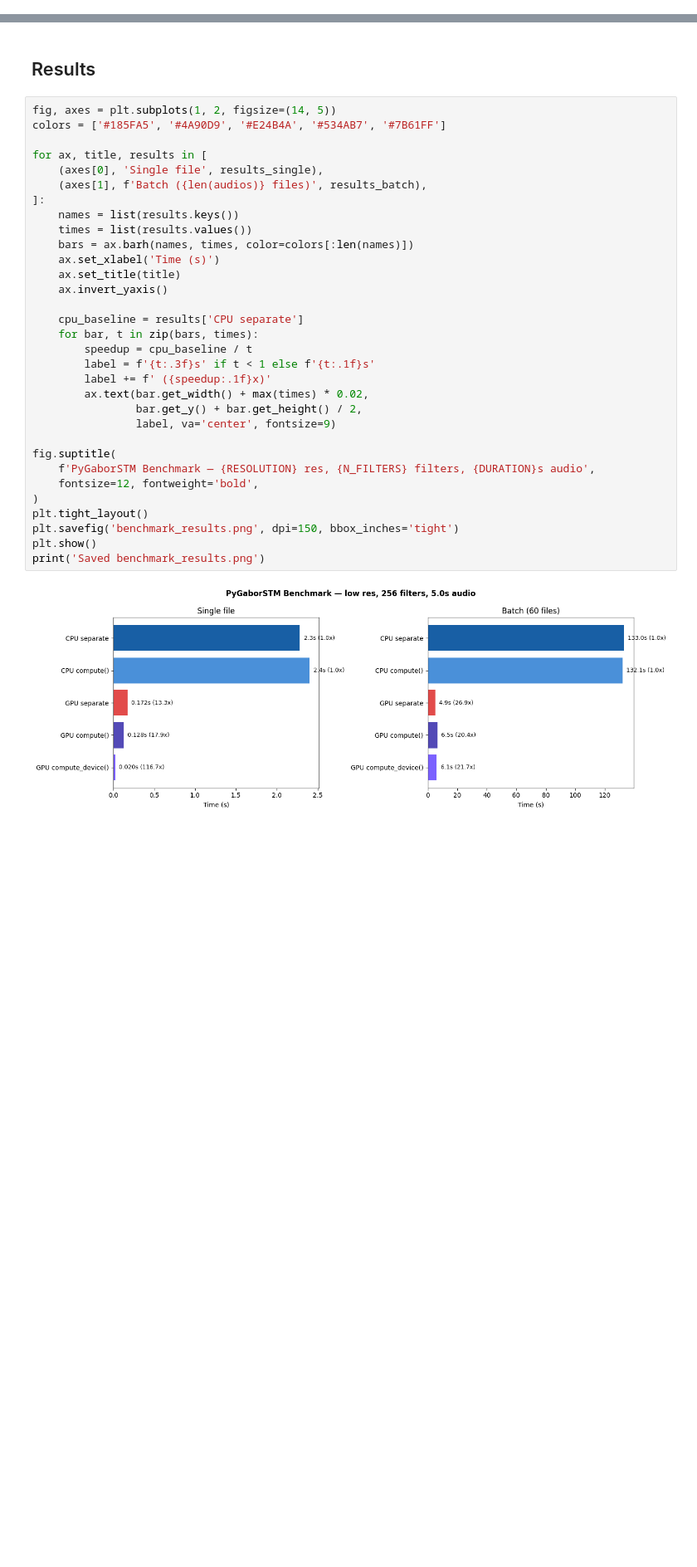
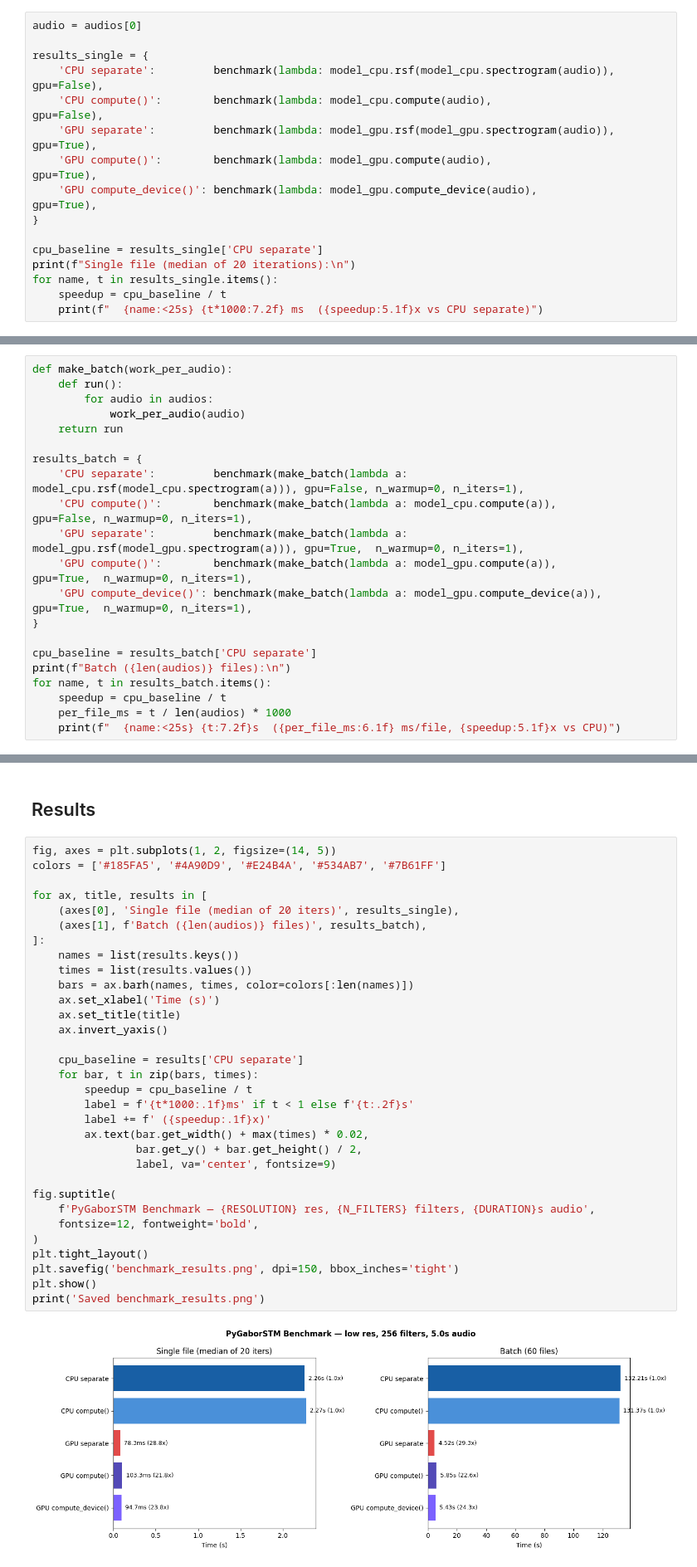
Before and after one commit to JHU-LCAP/PyGaborSTM, a Jupyter notebook: notebooks/benchmark.ipynb, the cells around one changed output, grey strips where cells are left out. Shown at 83% size. Saved outputs shown, nothing was run; the diff lists cells and outputs as text; blank space fills up the shorter version.

```diff
--- a/notebooks/benchmark.ipynb
+++ b/notebooks/benchmark.ipynb
@@ -167,0 +121,16 @@ Batch results (60 files):
+# %%
+audio = audios[0]
+
+results_single = {
+    'CPU separate':         benchmark(lambda: model_cpu.rsf(model_cpu.spectrogram(audio)),  gpu=False),
+    'CPU compute()':        benchmark(lambda: model_cpu.compute(audio),                     gpu=False),
+    'GPU separate':         benchmark(lambda: model_gpu.rsf(model_gpu.spectrogram(audio)),  gpu=True),
+    'GPU compute()':        benchmark(lambda: model_gpu.compute(audio),                     gpu=True),
+    'GPU compute_device()': benchmark(lambda: model_gpu.compute_device(audio),              gpu=True),
+}
+
+cpu_baseline = results_single['CPU separate']
+print(f"Single file (median of 20 iterations):\n")
+for name, t in results_single.items():
+    speedup = cpu_baseline / t
+    print(f"  {name:<25s} {t*1000:7.2f} ms  ({speedup:5.1f}x vs CPU separate)")
@@ -167,0 +149,21 @@ Batch results (60 files):
+# %%
+def make_batch(work_per_audio):
+    def run():
+        for audio in audios:
+            work_per_audio(audio)
+    return run
+
+results_batch = {
+    'CPU separate':         benchmark(make_batch(lambda a: model_cpu.rsf(model_cpu.spectrogram(a))), gpu=False, n_warmup=0, n_iters=1),
+    'CPU compute()':        benchmark(make_batch(lambda a: model_cpu.compute(a)),                    gpu=False, n_warmup=0, n_iters=1),
+    'GPU separate':         benchmark(make_batch(lambda a: model_gpu.rsf(model_gpu.spectrogram(a))), gpu=True,  n_warmup=0, n_iters=1),
+    'GPU compute()':        benchmark(make_batch(lambda a: model_gpu.compute(a)),                    gpu=True,  n_warmup=0, n_iters=1),
+    'GPU compute_device()': benchmark(make_batch(lambda a: model_gpu.compute_device(a)),             gpu=True,  n_warmup=0, n_iters=1),
+}
+
+cpu_baseline = results_batch['CPU separate']
+print(f"Batch ({len(audios)} files):\n")
+for name, t in results_batch.items():
+    speedup = cpu_baseline / t
+    per_file_ms = t / len(audios) * 1000
+    print(f"  {name:<25s} {t:7.2f}s  ({per_file_ms:6.1f} ms/file, {speedup:5.1f}x vs CPU)")
@@ -284,34 +285,34 @@ GPU memory pool:  13.16 GB
 fig, axes = plt.subplots(1, 2, figsize=(14, 5))
 colors = ['#185FA5', '#4A90D9', '#E24B4A', '#534AB7', '#7B61FF']
 
 for ax, title, results in [
-    (axes[0], 'Single file', results_single),
+    (axes[0], 'Single file (median of 20 iters)', results_single),
     (axes[1], f'Batch ({len(audios)} files)', results_batch),
 ]:
     names = list(results.keys())
     times = list(results.values())
     bars = ax.barh(names, times, color=colors[:len(names)])
     ax.set_xlabel('Time (s)')
     ax.set_title(title)
     ax.invert_yaxis()
 
     cpu_baseline = results['CPU separate']
     for bar, t in zip(bars, times):
         speedup = cpu_baseline / t
-        label = f'{t:.3f}s' if t < 1 else f'{t:.1f}s'
+        label = f'{t*1000:.1f}ms' if t < 1 else f'{t:.2f}s'
         label += f' ({speedup:.1f}x)'
         ax.text(bar.get_width() + max(times) * 0.02,
                 bar.get_y() + bar.get_height() / 2,
                 label, va='center', fontsize=9)
 
 fig.suptitle(
     f'PyGaborSTM Benchmark — {RESOLUTION} res, {N_FILTERS} filters, {DURATION}s audio',
     fontsize=12, fontweight='bold',
 )
 plt.tight_layout()
 plt.savefig('benchmark_results.png', dpi=150, bbox_inches='tight')
 plt.show()
 print('Saved benchmark_results.png')
 # %% [output]
-[figure, old version]
+[figure, new version]
 Saved benchmark_results.png
```
Also changed, not shown: parts of 29 cells of this notebook, 3 other files.
